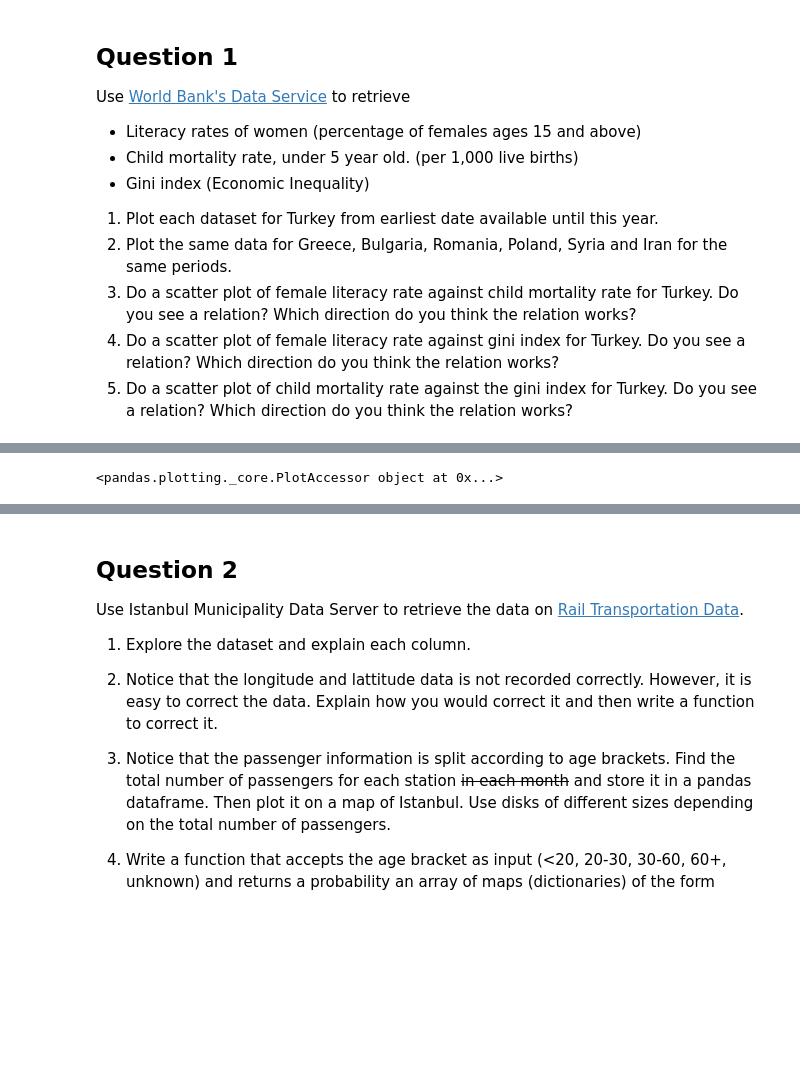
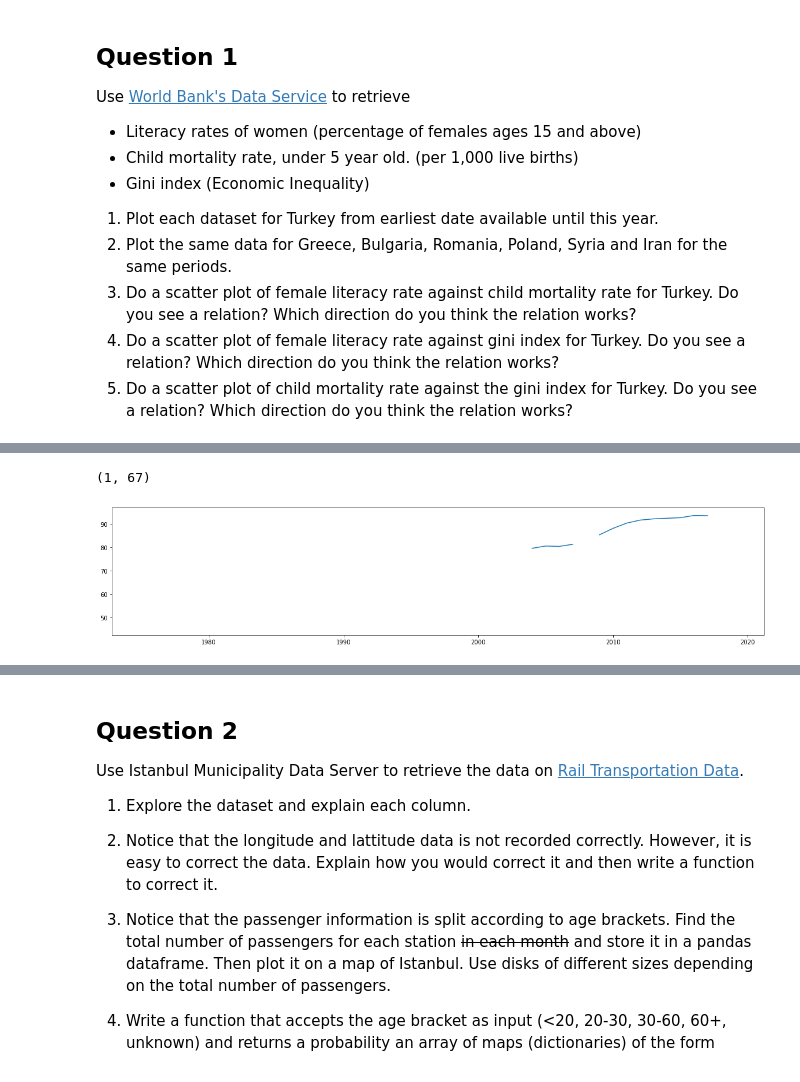
Before and after one commit to emirsglm/MAT388E-Data-Science-HW, a Jupyter notebook: HW1.ipynb, the cells around one changed output, grey strips where cells are left out. Saved outputs shown, nothing was run; the diff lists cells and outputs as text; code cells hidden in the pictures; blank space fills up the shorter version.

```diff
--- a/HW1.ipynb
+++ b/HW1.ipynb
@@ -59,16 +88,10 @@ gini
 # %%
 #Question 1.1:
 
+literacyTR = literacy.loc[literacy["Country Code"]=="TUR"]
 
-literacyTR = literacy.loc[literacy["Country Code"]=="TUR"]
-tur = literacyTR[['1960', '1961', '1962', '1963', '1964', '1965', '1966', '1967', '1968',
-        '1969', '1970', '1971', '1972', '1973', '1974', '1975', '1976', '1977',
-        '1978', '1979', '1980', '1981', '1982', '1983', '1984', '1985', '1986',
-        '1987', '1988', '1989', '1990', '1991', '1992', '1993', '1994', '1995',
-        '1996', '1997', '1998', '1999', '2000', '2001', '2002', '2003', '2004',
-        '2005', '2006', '2007', '2008', '2009', '2010', '2011', '2012', '2013',
-        '2014', '2015', '2016', '2017', '2018', '2019', '2020', '2021']]
-
-literacyTR.plot
+(literacyTR.iloc[0,4:]).plot(figsize=(20,4))
+literacyTR.shape
 # %% [output]
-<pandas.plotting._core.PlotAccessor object at 0x...>
+(1, 67)
+[figure, added]
```
Also changed, not shown: parts of 4 cells of this notebook.
